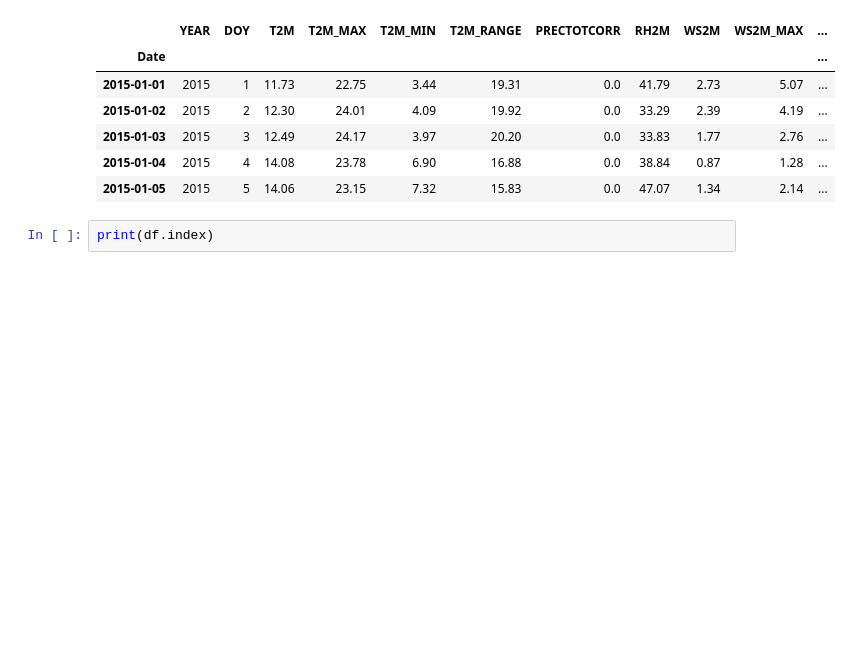
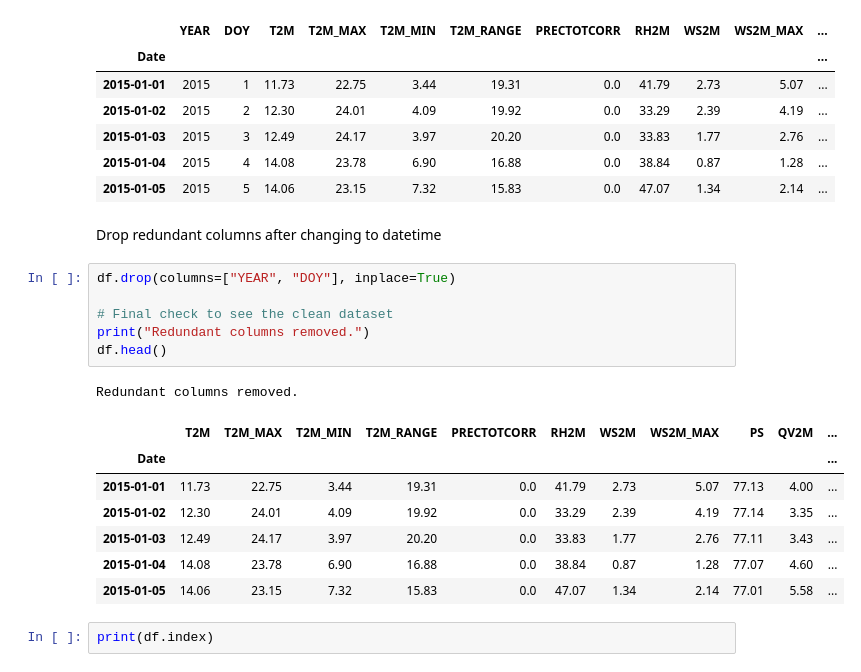
Before and after one commit to meronsisay/climate-challenge-week0, a Jupyter notebook: notebooks/ethiopia_eda.ipynb, the cells around one changed output. Drawn from its saved outputs; the diff is of its cells as text; blank space fills up the shorter version.

```diff
--- a/notebooks/ethiopia_eda.ipynb
+++ b/notebooks/ethiopia_eda.ipynb
@@ -81,6 +89,23 @@ Dataset columns: ['YEAR', 'DOY', 'T2M', 'T2M_MAX', 'T2M_MIN', 'T2M_RANGE', 'PREC
 | 2015-01-03 | 2015 | 3 | 12.49 | 24.17 | 3.97 | 20.20 | 0.0 | 33.83 | 1.77 | 2.76 | ... |
 | 2015-01-04 | 2015 | 4 | 14.08 | 23.78 | 6.90 | 16.88 | 0.0 | 38.84 | 0.87 | 1.28 | ... |
 | 2015-01-05 | 2015 | 5 | 14.06 | 23.15 | 7.32 | 15.83 | 0.0 | 47.07 | 1.34 | 2.14 | ... |
+# %% [markdown]
+Drop redundant columns after changing to datetime
+# %%
+df.drop(columns=["YEAR", "DOY"], inplace=True)
+
+# Final check to see the clean dataset
+print("Redundant columns removed.")
+df.head()
+# %% [output]
+Redundant columns removed.
+|  | T2M | T2M_MAX | T2M_MIN | T2M_RANGE | PRECTOTCORR | RH2M | WS2M | WS2M_MAX | PS | QV2M | ... |
+| Date |  |  |  |  |  |  |  |  |  |  | ... |
+| 2015-01-01 | 11.73 | 22.75 | 3.44 | 19.31 | 0.0 | 41.79 | 2.73 | 5.07 | 77.13 | 4.00 | ... |
+| 2015-01-02 | 12.30 | 24.01 | 4.09 | 19.92 | 0.0 | 33.29 | 2.39 | 4.19 | 77.14 | 3.35 | ... |
+| 2015-01-03 | 12.49 | 24.17 | 3.97 | 20.20 | 0.0 | 33.83 | 1.77 | 2.76 | 77.11 | 3.43 | ... |
+| 2015-01-04 | 14.08 | 23.78 | 6.90 | 16.88 | 0.0 | 38.84 | 0.87 | 1.28 | 77.07 | 4.60 | ... |
+| 2015-01-05 | 14.06 | 23.15 | 7.32 | 15.83 | 0.0 | 47.07 | 1.34 | 2.14 | 77.01 | 5.58 | ... |
 # %%
 print(df.index)
 # %% [output]
```
Also changed, not shown: parts of 22 cells of this notebook.
